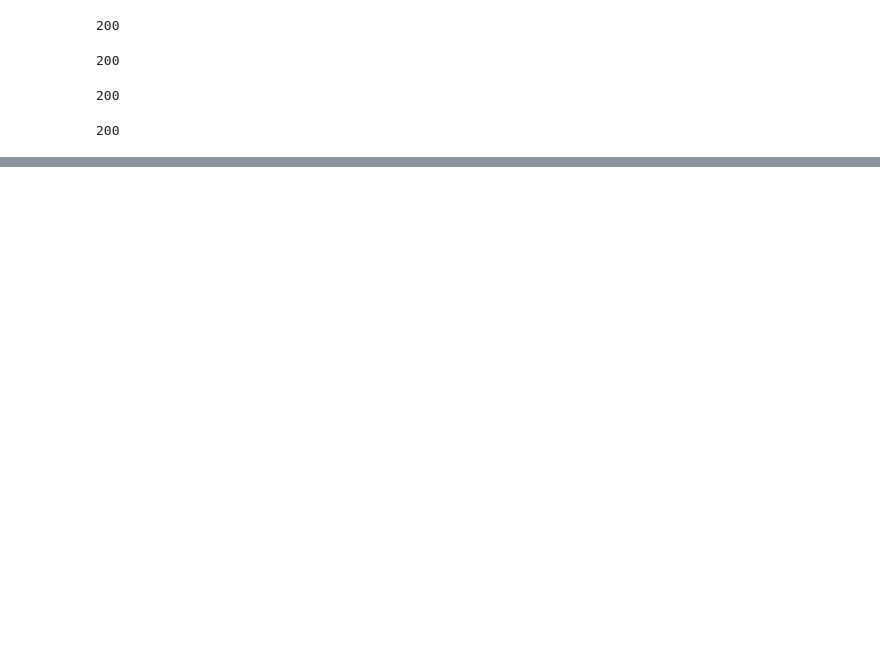
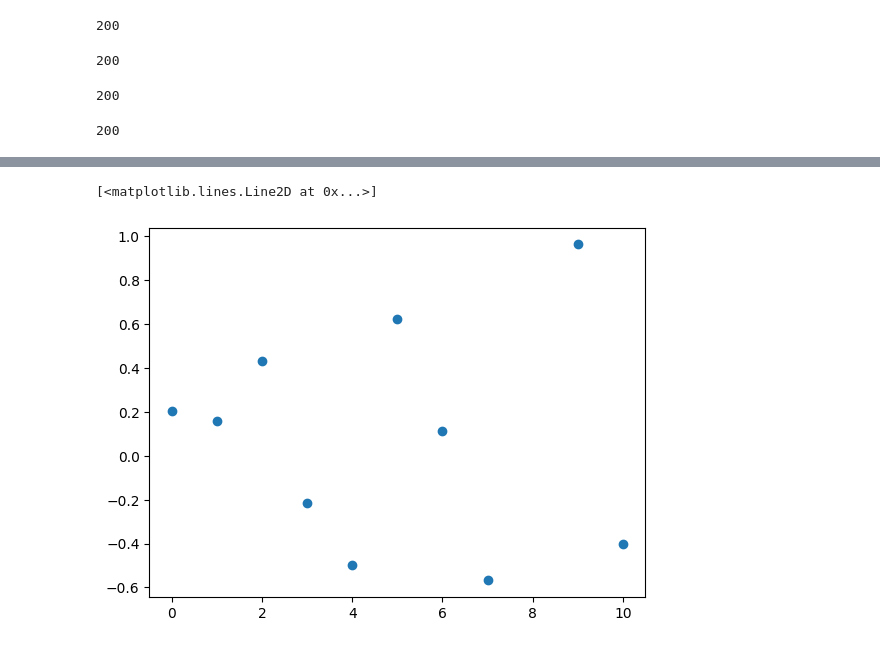
Before and after one commit to rkishorekumar-git/EDA-For-IPL, a Jupyter notebook: wpBids.ipynb, the cells around one changed output, grey strips where cells are left out. Drawn from its saved outputs; the diff is of its cells as text; code cells hidden in the pictures; blank space fills up the shorter version.

```diff
--- a/wpBids.ipynb
+++ b/wpBids.ipynb
@@ -162,0 +372,5 @@ theTable.to_csv(thePath, index=False)
+# %%
+plt.plot((winLossPerYear.corrwith(totalBidPerYear16, axis=1).to_numpy()), 'o')
+# %% [output]
+[<matplotlib.lines.Line2D at 0x...>]
+[figure, added]
```
Also changed, not shown: parts of 61 cells of this notebook, 6 other files.
